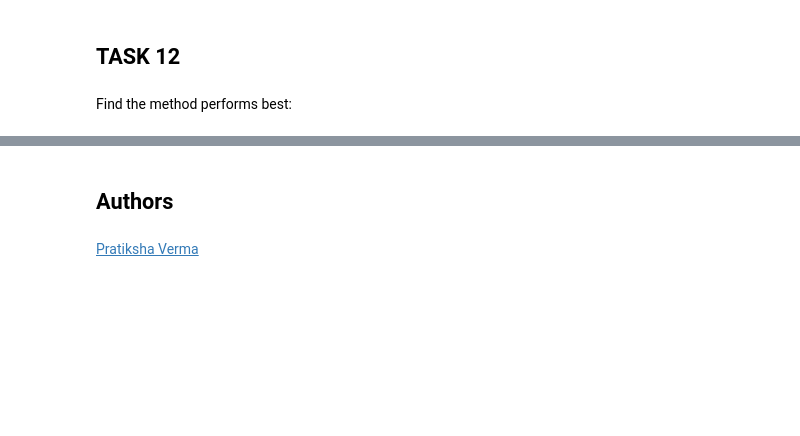
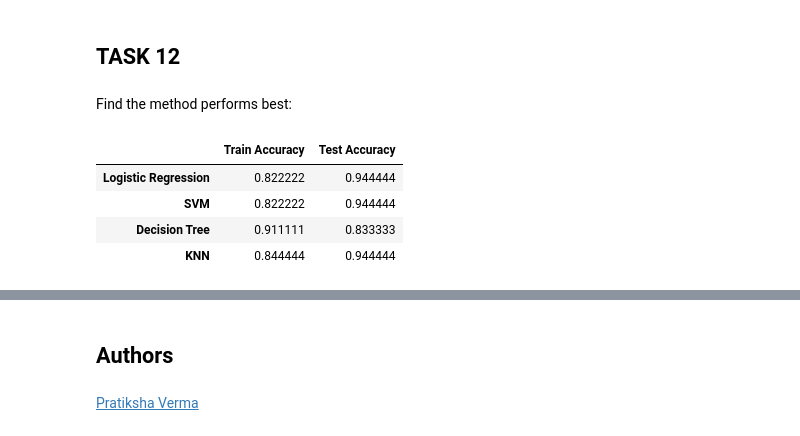
Before and after one commit to SrKrdo/coursera_IBM_capstone, a Jupyter notebook: week4/week4_ml-prediction.ipynb, the cells around one changed output, grey strips where cells are left out. Saved outputs shown, nothing was run; the diff lists cells and outputs as text; code cells hidden in the pictures; blank space fills up the shorter version.

```diff
--- a/week4/week4_ml-prediction.ipynb
+++ b/week4/week4_ml-prediction.ipynb
@@ -183,7 +183,8 @@ accuracy : 0.8222222222222222
 # %% [markdown]
 Calculate the accuracy on the test data using the method <code>score</code>:
 # %%
-logreg_cv.score(X_test, Y_test)
+lr_test_acc = logreg_cv.score(X_test, Y_test)
+lr_test_acc
 # %% [output]
 0.9444444444444444
 # %% [markdown]
@@ -326,3 +330,13 @@ plot_confusion_matrix(Y_test,yhat)
 ## TASK  12
 # %% [markdown]
 Find the method performs best:
+# %%
+index= ['Logistic Regression','SVM','Decision Tree', 'KNN']
+Report = pd.DataFrame({'Train Accuracy': [logreg_cv.best_score_, svm_cv.best_score_, tree_cv.best_score_, knn_cv.best_score_], 'Test Accuracy': [lr_test_acc, svm_test_acc, tree_test_acc, knn_test_acc]}, index=index)
+Report
+# %% [output]
+|  | Train Accuracy | Test Accuracy |
+| Logistic Regression | 0.822222 | 0.944444 |
+| SVM | 0.822222 | 0.944444 |
+| Decision Tree | 0.911111 | 0.833333 |
+| KNN | 0.844444 | 0.944444 |
```
Also changed, not shown: parts of 5 cells of this notebook.
